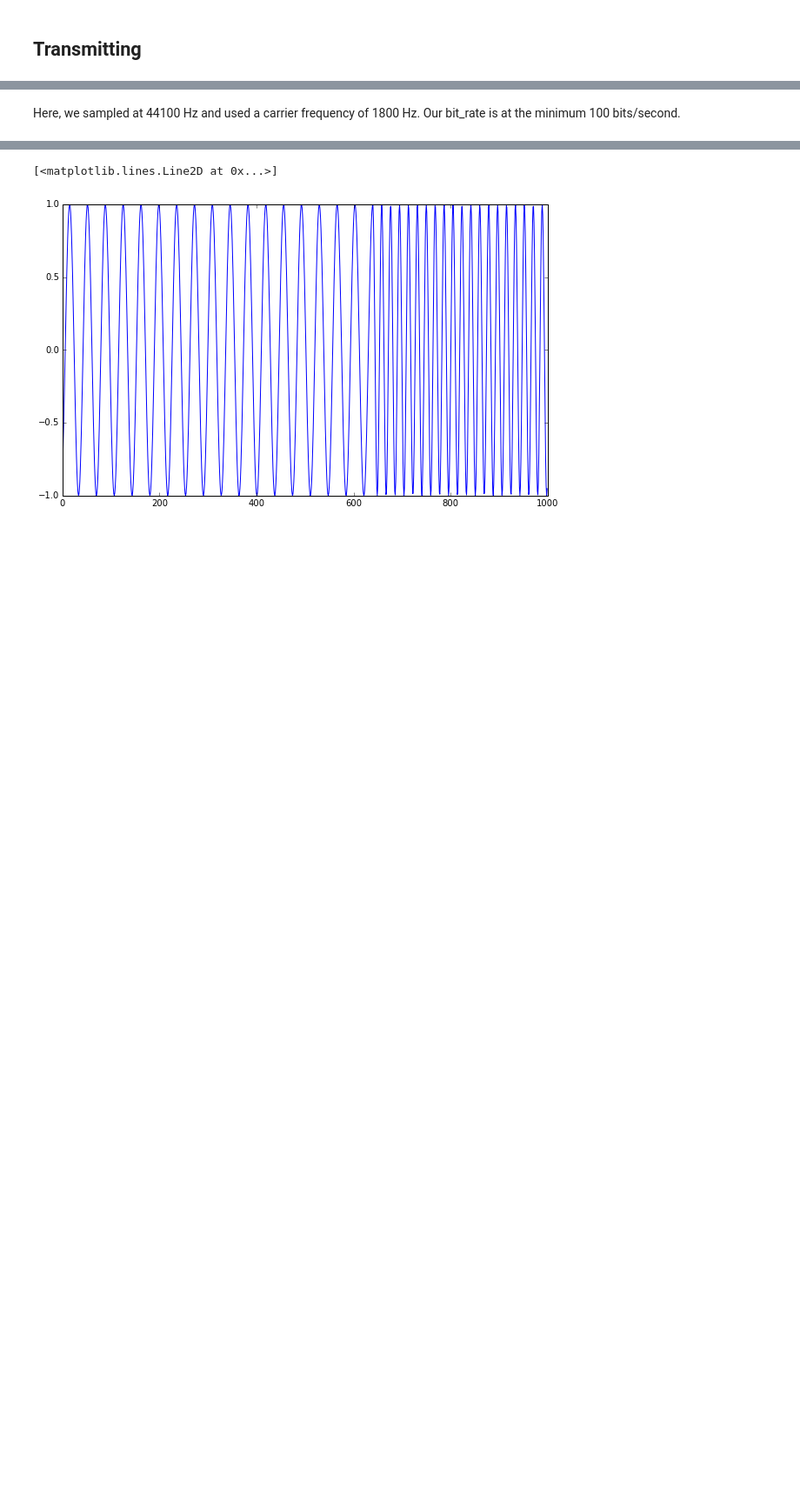
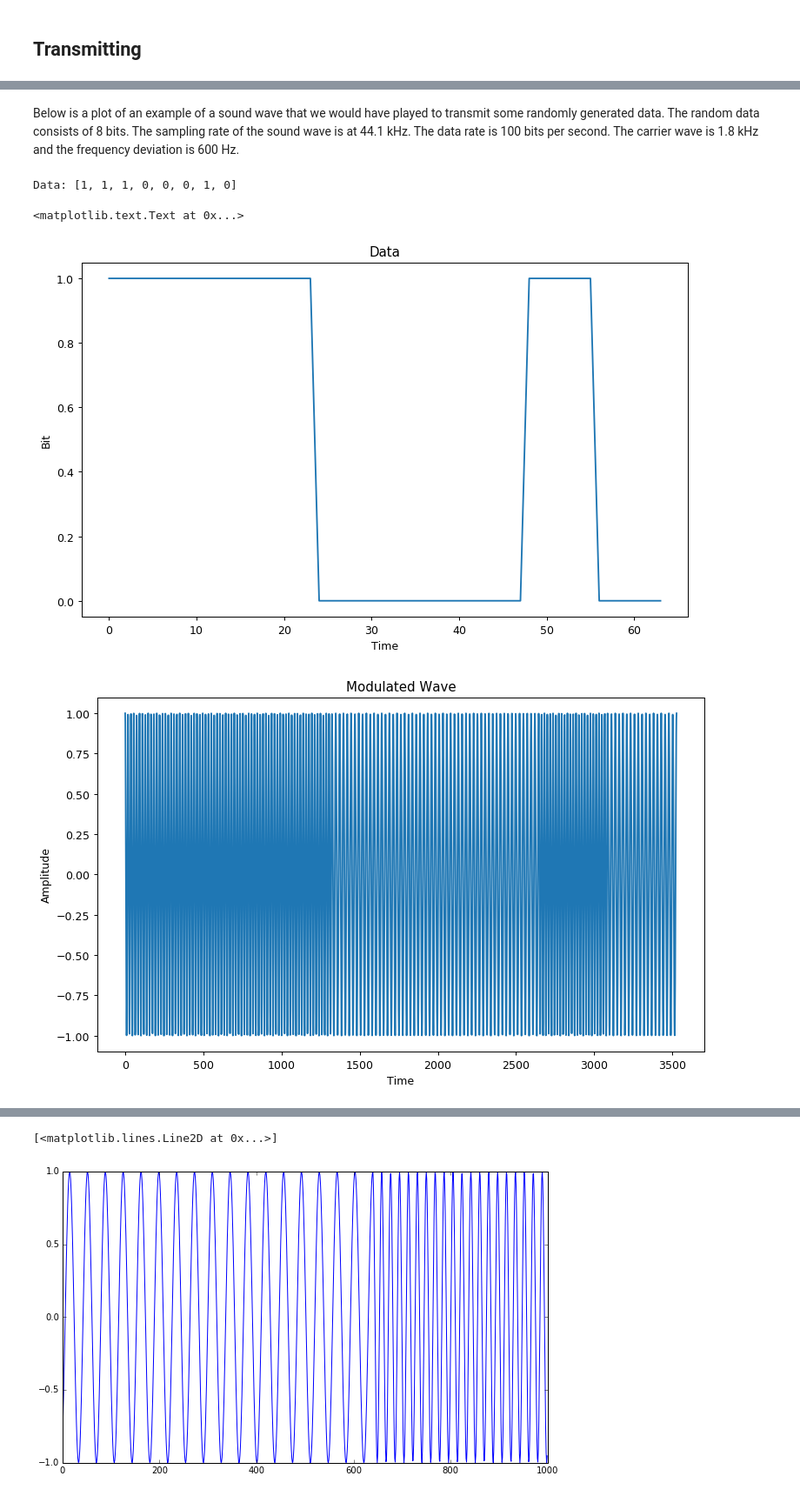
Before and after one commit to gycn/AudioTransmissionProject, a Jupyter notebook: Transmitting.ipynb, the cells around one changed output, grey strips where cells are left out. Shown: that part at 87% size. Drawn from its saved outputs; the diff is of its cells as text; code cells hidden in the pictures; blank space fills up the shorter version.

Commit message:
finished transmit writeup

```diff
--- a/Transmitting.ipynb
+++ b/Transmitting.ipynb
@@ -19,12 +16,0 @@ First, we take text input and convert the file into binary and fit the binary el
-# %%
-with open ("test.txt", "r") as myfile:
-    data=myfile.readlines()
-data = np.array(data)
-signal = np.array([],"uint8")
-for d in data:
-    for char in d:
-        binary = bin(ord(char))[2:]
-        if len(binary) < 8:
-            binary = "0" * (8-len(binary)) + binary
-        signal = np.append(signal, [int(b) for b in binary])
-print(signal.shape)
@@ -122,5 +112,3 @@ def transmit(signal):
     # signal is an np.array of the signal we are playing
     frames_per_second = 48000
     sd.play(data = signal, samplerate = fs, blocking = False)
-# %% [markdown]
-Here, we sampled at 44100 Hz and used a carrier frequency of 1800 Hz. Our bit_rate is at the minimum 100 bits/second.
@@ -130,2 +115,27 @@ _, test_signal = FSK_mod(1800, 600, INPUT_SAMPLE_RATE, signal, 100)
+# %% [markdown]
+Below is a plot of an example of a sound wave that we would have played to transmit some randomly generated data. The random data consists of 8 bits. The sampling rate of the sound wave is at 44.1 kHz. The data rate is 100 bits per second. The carrier wave is 1.8 kHz and the frequency deviation is 600 Hz.
+# %%
+INPUT_SAMPLE_RATE = 44100
+random_data = [random.randint(0, 1) for i in range(8)]
+_, test_signal = FSK_mod(1800, 600, INPUT_SAMPLE_RATE, random_data, 100)
+
+print("Data:", random_data)
+
+plt.figure()
+plt.plot(np.repeat(random_data, 8))
+plt.title('Data')
+plt.xlabel('Time')
+plt.ylabel('Bit')
+
+plt.figure()
+plt.plot(test_signal)
+plt.title('Modulated Wave')
+plt.xlabel('Time')
+plt.ylabel('Amplitude')
+# %% [output]
+Data: [1, 1, 1, 0, 0, 0, 1, 0]
+<matplotlib.text.Text at 0x...>
+[figure, added]
+[figure, added]
 # %%
 sd.play(test_signal, samplerate = INPUT_SAMPLE_RATE, blocking=True)
```
Also changed, not shown: parts of 14 cells of this notebook, 5 other files.
